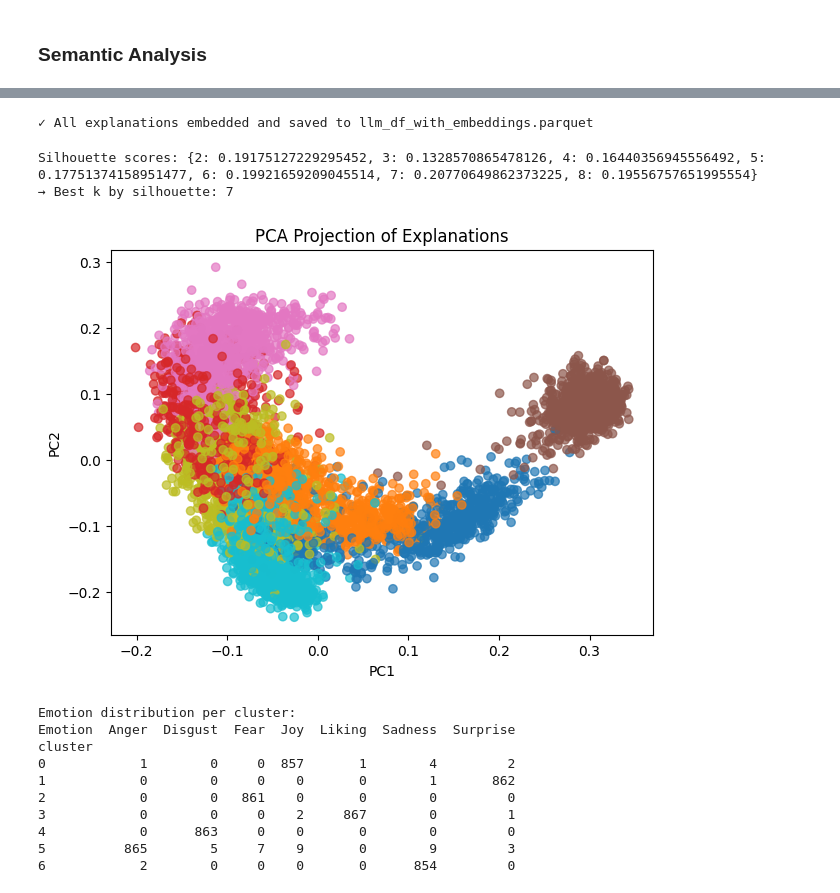
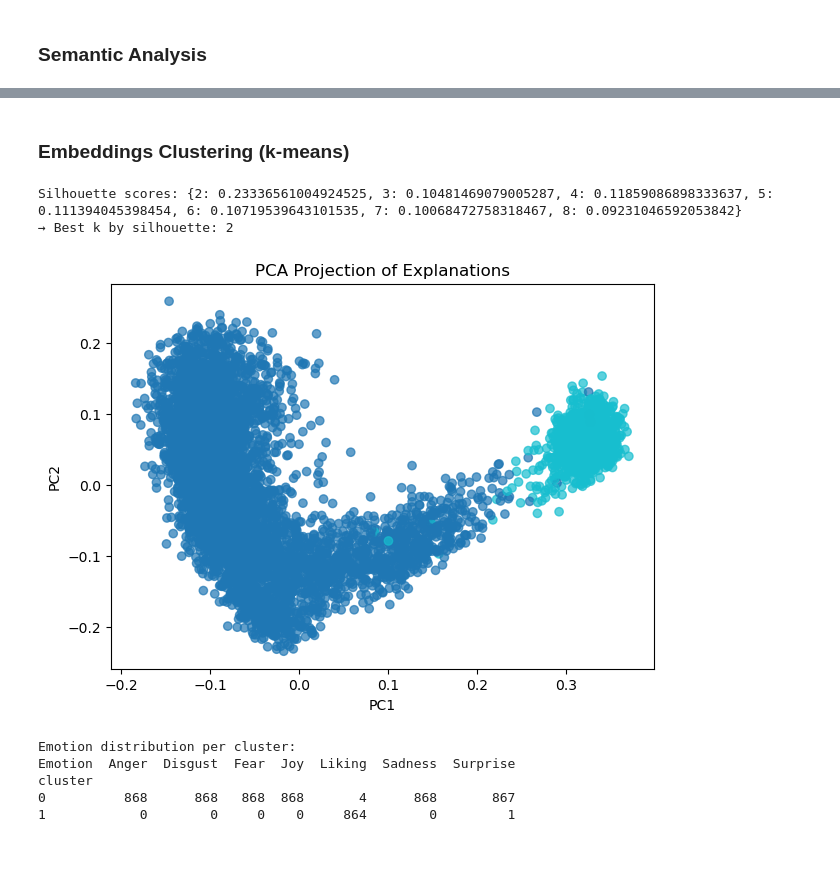
Before and after one commit to stelladongjz/emotion-art, a Jupyter notebook: analysis/semantic_analysis.ipynb, the cells around one changed output, grey strips where cells are left out. Cells and saved outputs as stored; diff of their text form; code cells hidden in the pictures; blank space fills up the shorter version.

```diff
--- a/analysis/semantic_analysis.ipynb
+++ b/analysis/semantic_analysis.ipynb
@@ -13,0 +24,11 @@ from scipy.spatial import ConvexHull
+# %%
+def remove_exact_emotion(text: str, emotion: str) -> str:
+    """
+    Remove only the exact emotion word (case-insensitive) from text,
+    leaving words like 'joyful' or 'enjoy' intact.
+    """
+    if pd.isna(text) or not text:
+        return ''
+    pattern = re.compile(rf'\b{re.escape(emotion)}\b', flags=re.IGNORECASE)
+    cleaned = pattern.sub('', text)
+    return re.sub(r'\s+', ' ', cleaned).strip()
@@ -14,3 +70,5 @@ from scipy.spatial import ConvexHull
 # %%
 #import dataset
-df = pd.read_csv("../output/llm_df.csv")
+
+embeddings_df = pd.read_parquet('../output/llm__embeddings.parquet')
+embeddings = np.array(embeddings_df['embedding'].tolist())
@@ -45,0 +75,5 @@ plt.show()
+# %%
+embeddings_df['clean_explanation'] = llm_df.apply(
+    lambda row: remove_exact_emotion(row['emo_explanation'], row['Emotion']),
+    axis=1
+)
@@ -135,31 +166,12 @@ OSError: Cannot save file into a non-existent directory: '/mnt/data'
-# %%
-
-df.to_parquet('../output/llm__embeddings.parquet', index=False)
-
-print("✓ All explanations embedded and saved to llm_df_with_embeddings.parquet")
-# %% [output]
-✓ All explanations embedded and saved to llm_df_with_embeddings.parquet
+# %% [markdown]
+### Embeddings Clustering (k-means)
 # %%
-import os
-import numpy as np
-import pandas as pd
-from sklearn.cluster import AgglomerativeClustering
-from sklearn.metrics import silhouette_score
-from sklearn.manifold import TSNE
-import matplotlib.pyplot as plt
-
 # Force single-threaded BLAS (avoids threadpool errors)
 os.environ["OPENBLAS_NUM_THREADS"] = "1"
 os.environ["OMP_NUM_THREADS"]     = "1"
 os.environ["MKL_NUM_THREADS"]     = "1"
 
-# 1. Load your DataFrame with embeddings
-embedding_df = pd.read_parquet('../output/llm__embeddings.parquet')
-
-# 2. Convert list-of-lists into a 2D NumPy array
-embeddings = np.array(embedding_df['embedding'].tolist())
-
-# 3. Silhouette analysis to pick k (clusters = 2…8)
+# Silhouette analysis to pick k (clusters = 2…8)
 sil_scores = {}
 for k in range(2, 9):
     clust = AgglomerativeClustering(n_clusters=k)
@@ -171,24 +183,24 @@ print("Silhouette scores:", sil_scores)
 # 4. Choose best k and fit final clustering
 best_k = max(sil_scores, key=sil_scores.get)
 print(f"→ Best k by silhouette: {best_k}")
-embedding_df['cluster'] = AgglomerativeClustering(n_clusters=best_k).fit_predict(embeddings)
+embeddings_df['cluster'] = AgglomerativeClustering(n_clusters=best_k).fit_predict(embeddings)
 # %% [output]
-Silhouette scores: {2: 0.19175127229295452, 3: 0.1328570865478126, 4: 0.16440356945556492, 5: 0.17751374158951477, 6: 0.19921659209045514, 7: 0.20770649862373225, 8: 0.19556757651995554}
-→ Best k by silhouette: 7
+Silhouette scores: {2: 0.23336561004924525, 3: 0.10481469079005287, 4: 0.11859086898333637, 5: 0.111394045398454, 6: 0.10719539643101535, 7: 0.10068472758318467, 8: 0.09231046592053842}
+→ Best k by silhouette: 2
 # %%
 pca = PCA(n_components=2, random_state=0)
 proj_pca = pca.fit_transform(embeddings)
 
 plt.figure(figsize=(7,5))
-plt.scatter(proj_pca[:,0], proj_pca[:,1], c=embedding_df['cluster'], cmap='tab10', alpha=0.7)
+plt.scatter(proj_pca[:,0], proj_pca[:,1], c=embeddings_df['cluster'], cmap='tab10', alpha=0.7)
 plt.title("PCA Projection of Explanations")
 plt.xlabel("PC1")
 plt.ylabel("PC2")
 plt.show()
 # %% [output]
-[figure, old version]
+[figure, new version]
 # %%
-ct = pd.crosstab(embedding_df['cluster'], embedding_df['Emotion'])
+ct = pd.crosstab(embeddings_df['cluster'], embeddings_df['Emotion'])
 print("Emotion distribution per cluster:")
 print(ct)
 print()
@@ -196,10 +208,5 @@ print()
 Emotion distribution per cluster:
 Emotion  Anger  Disgust  Fear  Joy  Liking  Sadness  Surprise
 cluster
-0            1        0     0  857       1        4         2
-1            0        0     0    0       0        1       862
-2            0        0   861    0       0        0         0
-3            0        0     0    2     867        0         1
-4            0      863     0    0       0        0         0
-5          865        5     7    9       0        9         3
-6            2        0     0    0       0      854         0
+0          868      868   868  868       4      868       867
+1            0        0     0    0     864        0         1
```
Also changed, not shown: parts of 18 cells of this notebook.
